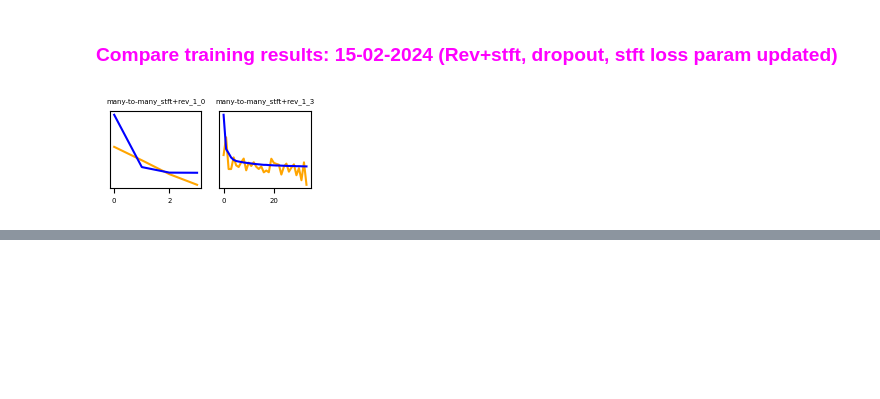
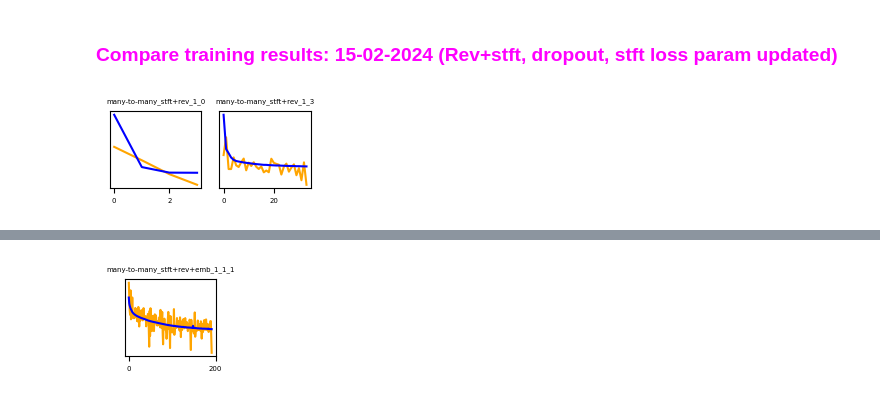
Before and after one commit to joaluba/reverb-match-cond-u-net, a Jupyter notebook: notebooks/exp_log.ipynb, the cells around one changed output, grey strips where cells are left out. Cells and saved outputs as stored; diff of their text form; code cells hidden in the pictures; blank space fills up the shorter version.

Commit message:
variational wunet, losses analysis

```diff
--- a/notebooks/exp_log.ipynb
+++ b/notebooks/exp_log.ipynb
@@ -208,0 +217,4 @@ plot_losses(datapath,"runs-exp-15-02-2024","best")
+# %%
+plot_losses(datapath,"runs-exp-19-02-2024","best")
+# %% [output]
+[figure, added]
```
Also changed, not shown: parts of 9 cells of this notebook, 12 other files.
